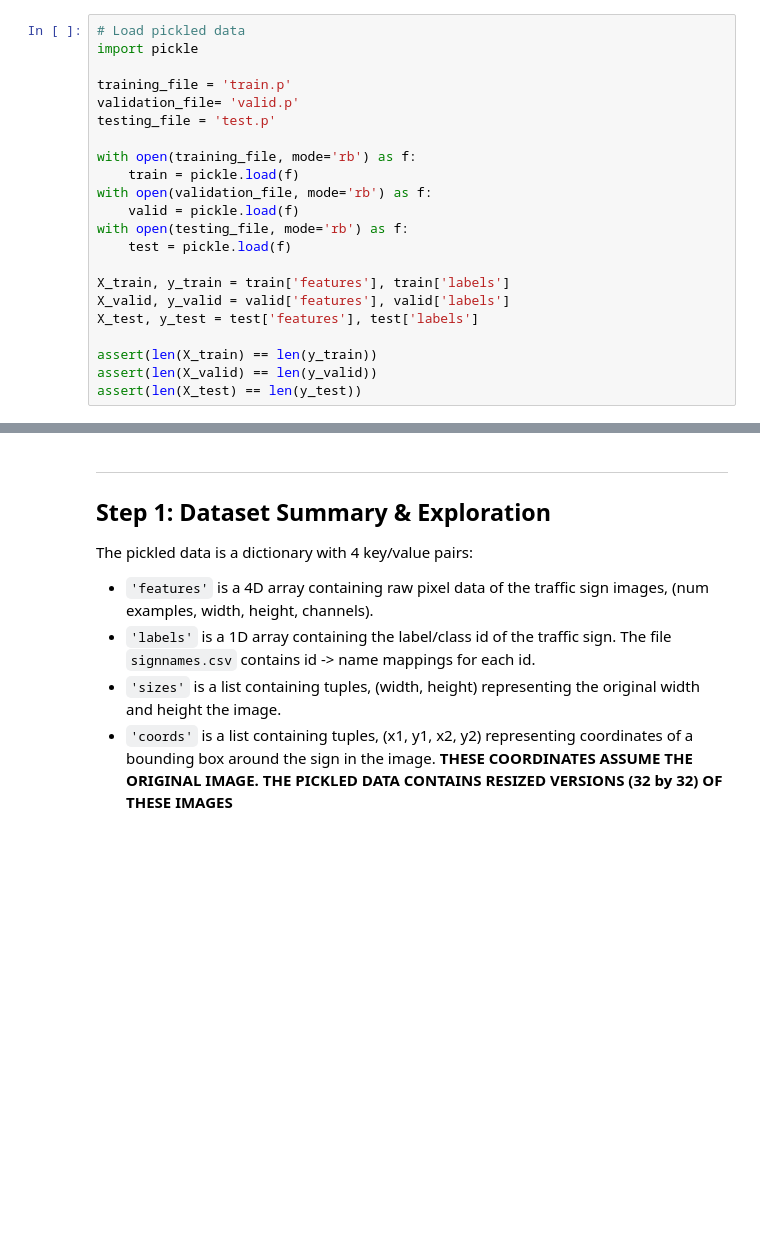
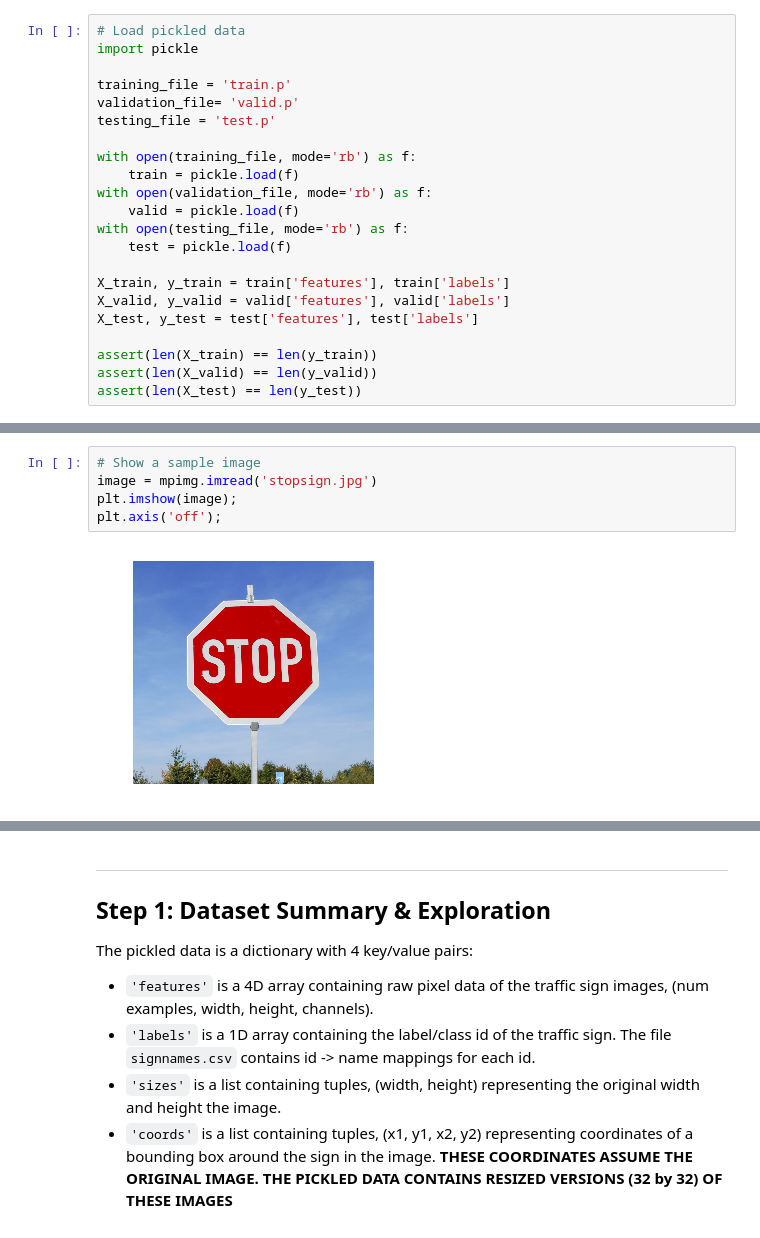
Before and after one commit to JavonDavis/Traffic-Sign-Classifier, a Jupyter notebook: Traffic_Sign_Classifier.ipynb, the cells around one changed output, grey strips where cells are left out. Cells and saved outputs as stored; diff of their text form; blank space fills up the shorter version.

```diff
--- a/Traffic_Sign_Classifier.ipynb
+++ b/Traffic_Sign_Classifier.ipynb
@@ -49,0 +114,7 @@ assert(len(X_test) == len(y_test))
+# %%
+# Show a sample image
+image = mpimg.imread('stopsign.jpg')
+plt.imshow(image);
+plt.axis('off');
+# %% [output]
+[figure, added]
```
Also changed, not shown: parts of 14 cells of this notebook, 4 other files.
